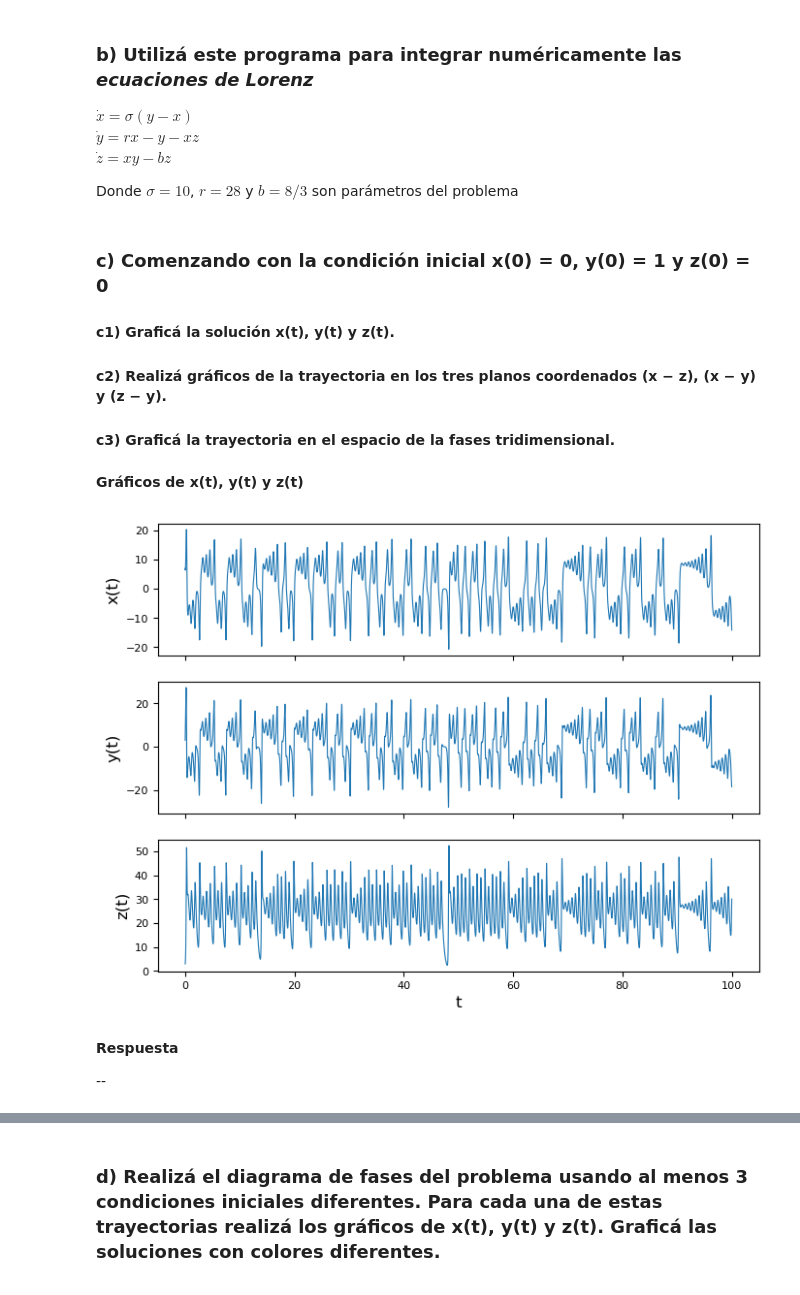
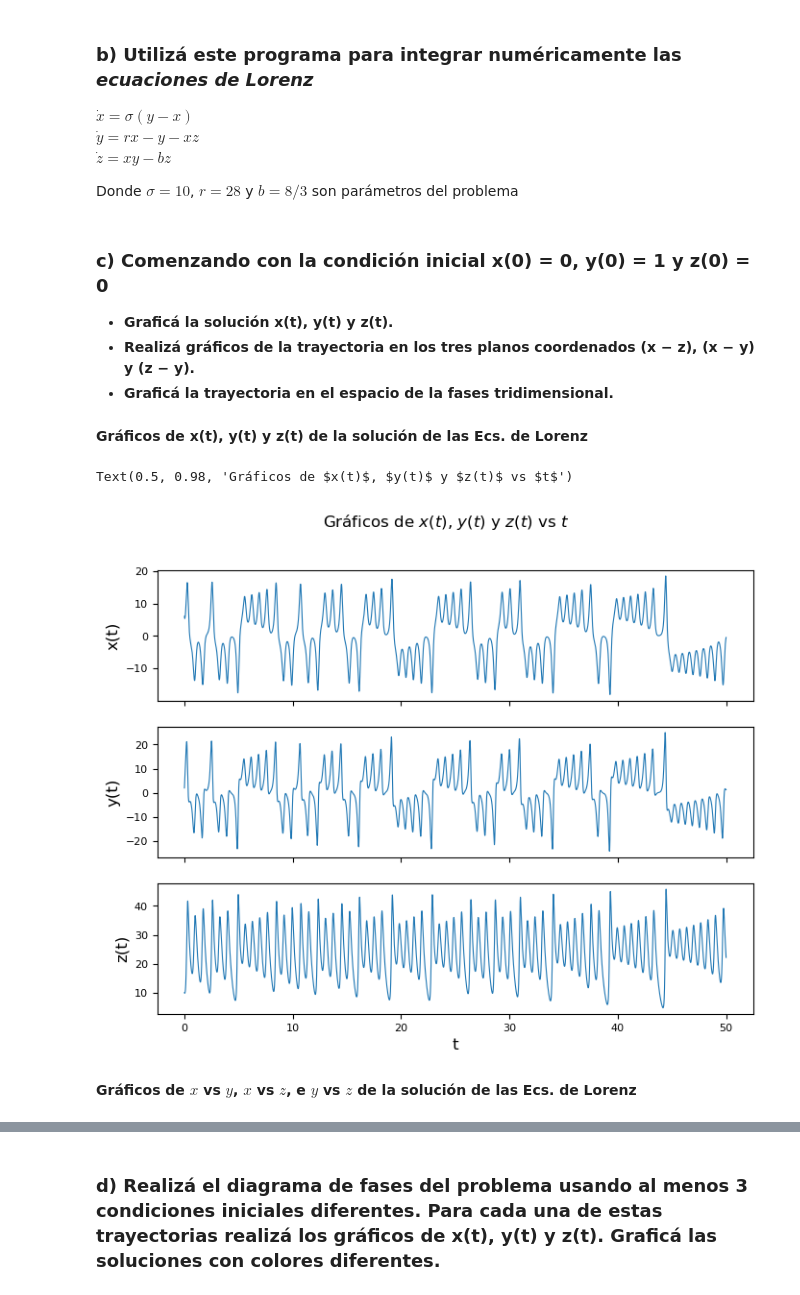
Before and after one commit to francobarrionuevoenv21/MAIE_devs_pub, a Jupyter notebook: MetodosNumericos/TPE2_EDOs3D/BarrionuevoFranco_TPE2.ipynb, the cells around one changed output, grey strips where cells are left out. Cells and saved outputs as stored; diff of their text form; code cells hidden in the pictures.

```diff
--- a/MetodosNumericos/TPE2_EDOs3D/BarrionuevoFranco_TPE2.ipynb
+++ b/MetodosNumericos/TPE2_EDOs3D/BarrionuevoFranco_TPE2.ipynb
@@ -18,7 +19,7 @@ import math
 # Define Euler Solver in Python
 def euler_solver_3d(f1, f2, f3, t0, tf, x10, x20, x30, h):
     '''
-    f1: EDO f(t); f2: EDO g(t); f3: EDO h(t)
+    f1: EDO f(x1, x2, x3); f2: EDO g(x1, x2, x3); f3: EDO h(x1, x2, x3)
     t0: Tiempo inicial; tf: Tiempo final
     x10, x20 y x30: Condiciones iniciales dimensiones 1, 2 y 3
     h: Timestep
@@ -27,7 +28,7 @@ def euler_solver_3d(f1, f2, f3, t0, tf, x10, x20, x30, h):
     # Define steps
     steps = int((tf-t0)/h)
 
-    # Initialize variables
+    # Initialize variables & lists
     x1 = x10
     x2 = x20
     x3 = x30
@@ -86,9 +87,9 @@ def dzdt(t, x1, x2, x3):
 # %% [markdown]
 ### c) Comenzando con la condición inicial x(0) = 0, y(0) = 1 y z(0) = 0
 
-#### c1) Graficá la solución x(t), y(t) y z(t).
-#### c2) Realizá gráficos de la trayectoria en los tres planos coordenados (x − z), (x − y) y (z − y).
-#### c3) Graficá la trayectoria en el espacio de la fases tridimensional.
+- **Graficá la solución x(t), y(t) y z(t).**
+- **Realizá gráficos de la trayectoria en los tres planos coordenados (x − z), (x − y) y (z − y).**
+- **Graficá la trayectoria en el espacio de la fases tridimensional.**
 # %%
 # Define initial conditions
 X10 = 0
@@ -97,7 +98,7 @@ X30 = 0
 
 # Define Euler parameters values
 T0 = 0
-TF = 100
+TF = 50
 H = 0.01
 
 # Solve equations using the Euler implementation
@@ -106,25 +107,26 @@ t, x1, x2, x3 = euler_solver_3d(dxdt, dydt, dzdt,
                    X10, X20, X30,
                    H)
 # %% [markdown]
-**Gráficos de x(t), y(t) y z(t)**
+**Gráficos de x(t), y(t) y z(t) de la solución de las Ecs. de Lorenz**
 # %%
 # Plot euler solver results (X1, X2 & X3 vs time phases map)
 fig, ax = plt.subplots(3, 1, figsize=(8, 6), sharex = True)
 
 ax[0].plot(t, x1, lw = 0.8)
 ax[1].plot(t, x2, lw = 0.8)
 ax[2].plot(t, x3, lw = 0.8)
 
 for i, l in enumerate(['x', 'y', 'z']):
     ax[i].set_ylabel(f'{l}(t)', fontsize = 12)
     ax[i].tick_params(axis='y', labelsize=8)
 
 ax[2].set_xlabel(f't', fontsize = 12)
 ax[2].tick_params(axis='x', labelsize=8)
+
+fig.suptitle('Gráficos de $x(t)$, $y(t)$ y $z(t)$ vs $t$')
 # %% [output]
+Text(0.5, 0.98, 'Gráficos de $x(t)$, $y(t)$ y $z(t)$ vs $t$')
-[figure, old version]
+[figure, new version]
-# %% [markdown]
-**Respuesta**
-
---
+# %% [markdown]
+**Gráficos de $x$ vs $y$, $x$ vs $z$, e $y$ vs $z$ de la solución de las Ecs. de Lorenz**
 # %%
```
Also changed, not shown: parts of 15 cells of this notebook.
